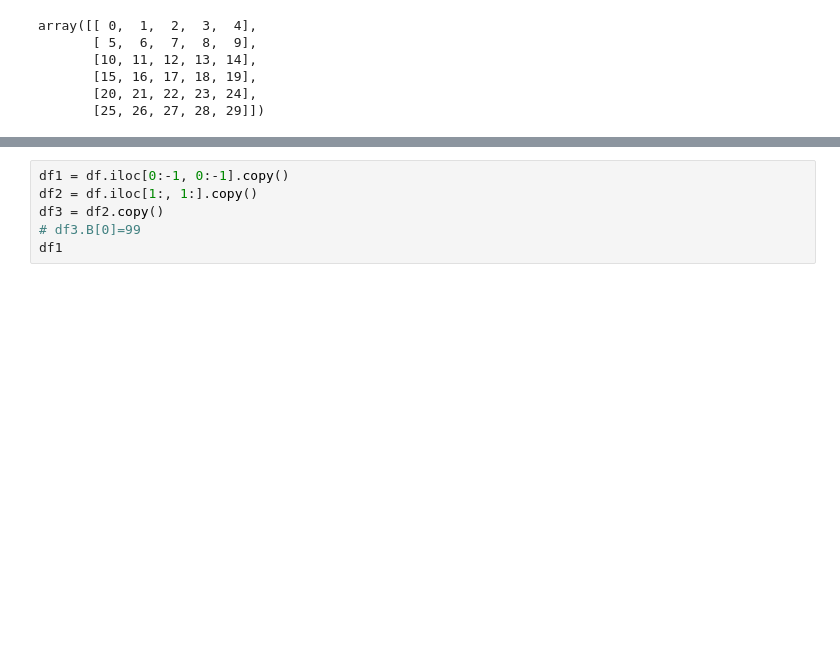
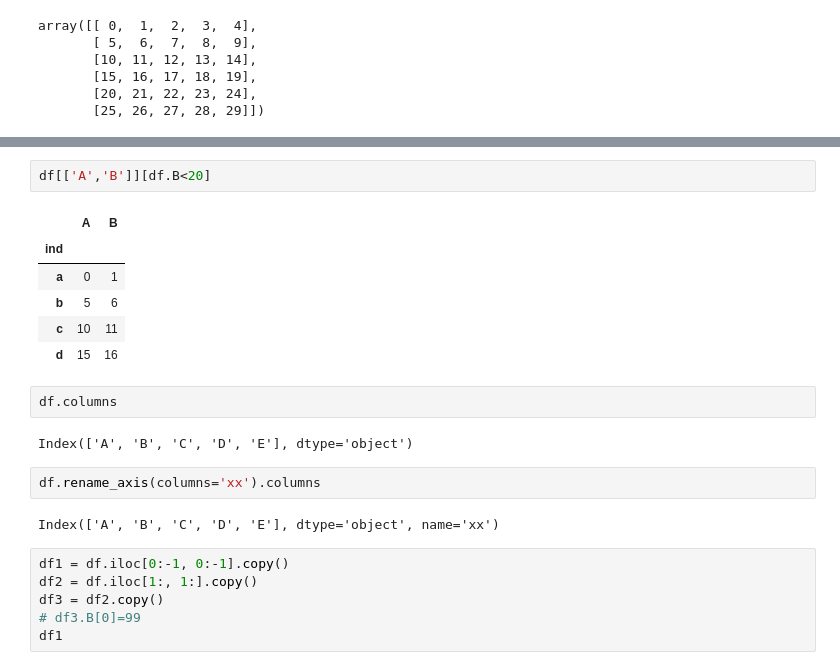
Before and after one commit to insommer/AnalysisCode, a Jupyter notebook: Applications/Coding Test.ipynb, the cells around one changed output, grey strips where cells are left out. Drawn from its saved outputs; the diff is of its cells as text; blank space fills up the shorter version.

```diff
--- a/Applications/Coding Test.ipynb
+++ b/Applications/Coding Test.ipynb
@@ -1597,3 +1594,20 @@ df
+# %%
+df[['A','B']][df.B<20]
+# %% [output]
+|  | A | B |
+| ind |  |  |
+| a | 0 | 1 |
+| b | 5 | 6 |
+| c | 10 | 11 |
+| d | 15 | 16 |
+# %%
+df.columns
+# %% [output]
+Index(['A', 'B', 'C', 'D', 'E'], dtype='object')
+# %%
+df.rename_axis(columns='xx').columns
+# %% [output]
+Index(['A', 'B', 'C', 'D', 'E'], dtype='object', name='xx')
 # %%
 df1 = df.iloc[0:-1, 0:-1].copy()
 df2 = df.iloc[1:, 1:].copy()
```
Also changed, not shown: parts of 12 cells of this notebook, 10 other files.
